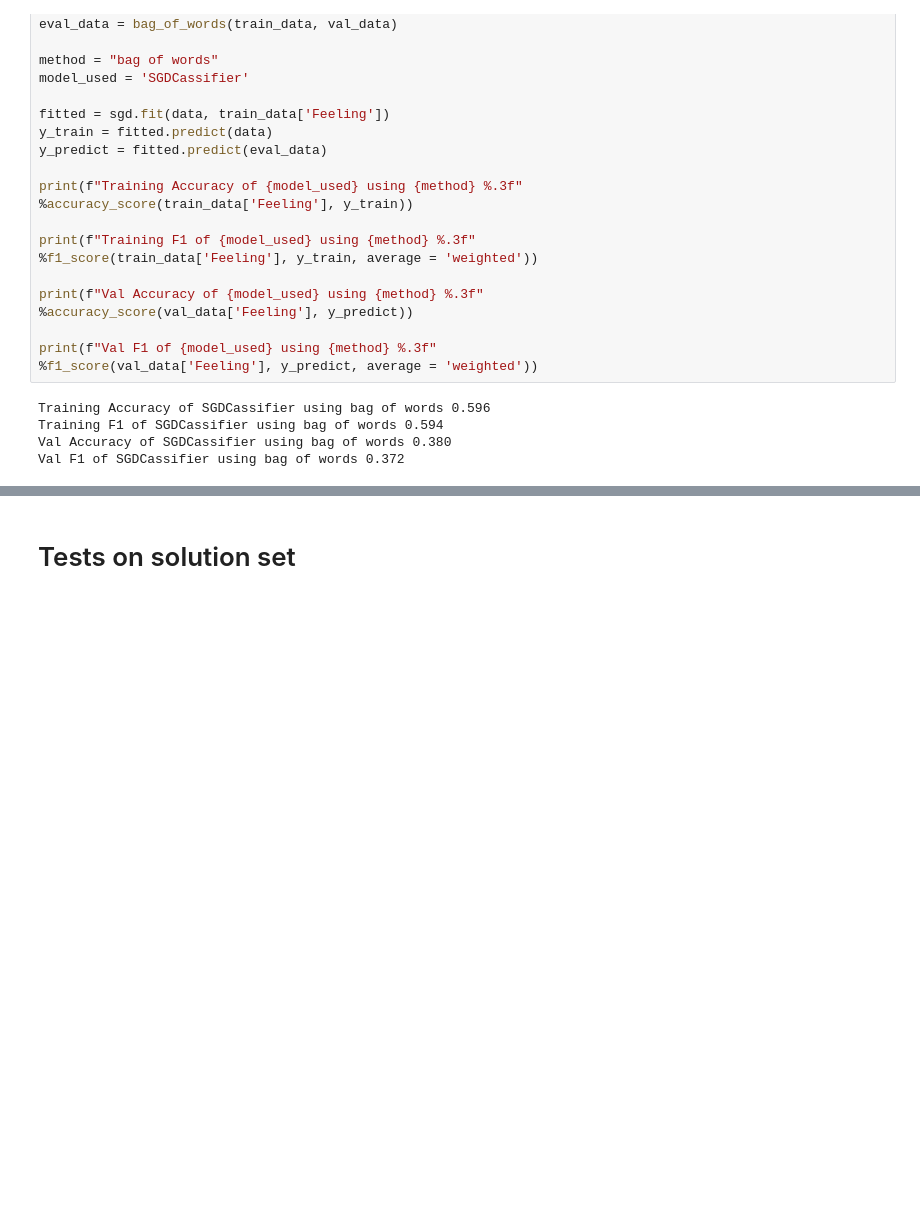
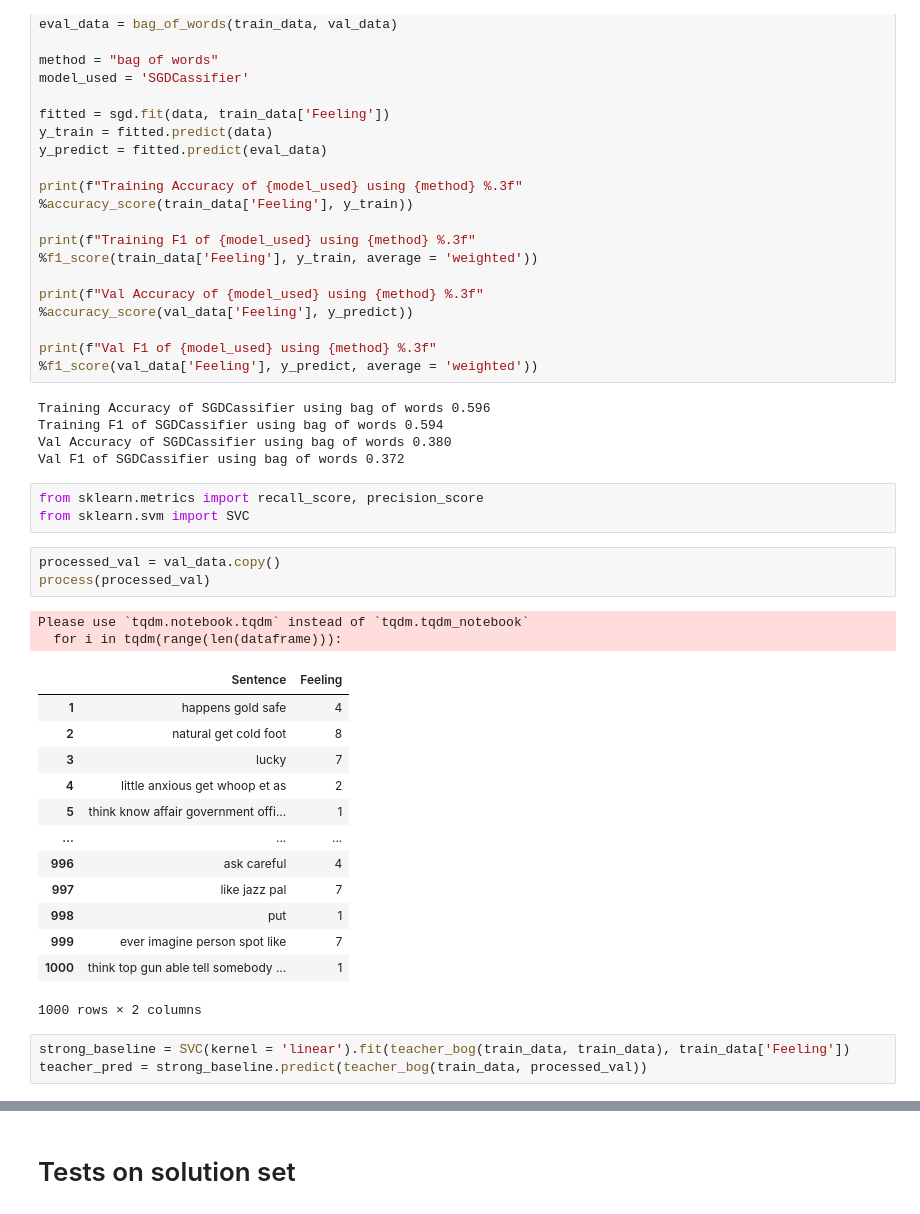
Before and after one commit to jorgedanielconde/TextMining, a Jupyter notebook: tm_notebook.ipynb, the cells around one changed output, grey strips where cells are left out. Cells and saved outputs as stored; diff of their text form; blank space fills up the shorter version.

Commit message:
actual last notebook w metrics

```diff
--- a/tm_notebook.ipynb
+++ b/tm_notebook.ipynb
@@ -701,3 +724,28 @@ Training Accuracy of SGDCassifier using bag of words 0.596
 Training F1 of SGDCassifier using bag of words 0.594
 Val Accuracy of SGDCassifier using bag of words 0.380
 Val F1 of SGDCassifier using bag of words 0.372
+# %%
+from sklearn.metrics import recall_score, precision_score
+from sklearn.svm import SVC
+# %%
+processed_val = val_data.copy()
+process(processed_val)
+# %% [output]
+Please use `tqdm.notebook.tqdm` instead of `tqdm.tqdm_notebook`
+  for i in tqdm(range(len(dataframe))):
+|  | Sentence | Feeling |
+| 1 | happens gold safe | 4 |
+| 2 | natural get cold foot | 8 |
+| 3 | lucky | 7 |
+| 4 | little anxious get whoop et as | 2 |
+| 5 | think know affair government offi... | 1 |
+| ... | ... | ... |
+| 996 | ask careful | 4 |
+| 997 | like jazz pal | 7 |
+| 998 | put | 1 |
+| 999 | ever imagine person spot like | 7 |
+| 1000 | think top gun able tell somebody ... | 1 |
+1000 rows × 2 columns
+# %%
+strong_baseline = SVC(kernel = 'linear').fit(teacher_bog(train_data, train_data), train_data['Feeling'])
+teacher_pred = strong_baseline.predict(teacher_bog(train_data, processed_val))
```
Also changed, not shown: parts of 9 cells of this notebook.
